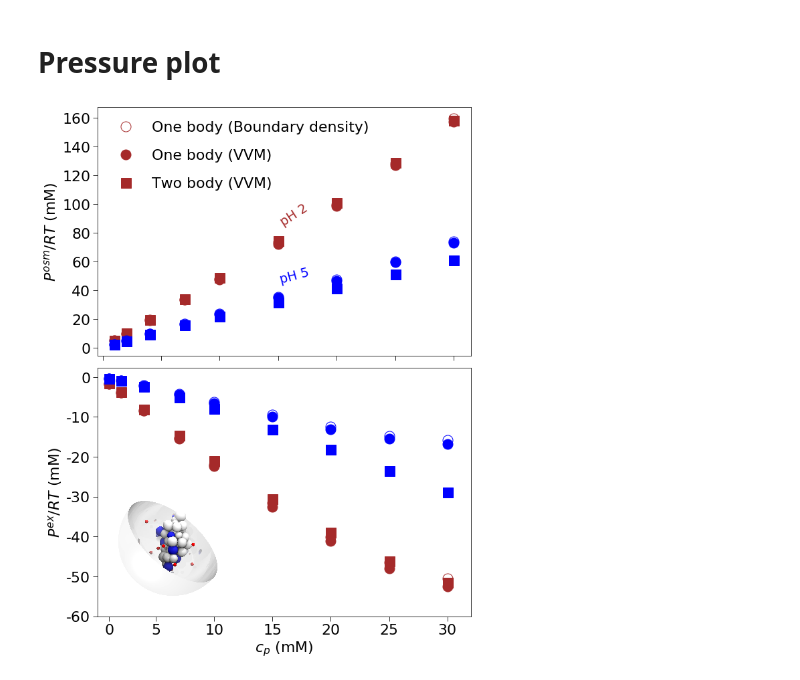
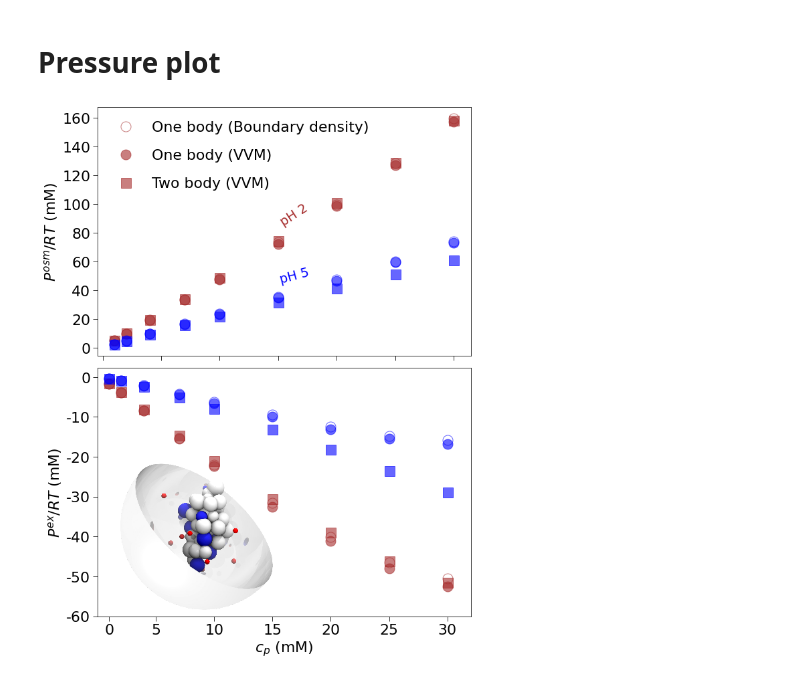
Before and after one commit to mlund/SI-virtual-cell-model, a Jupyter notebook: Monte_Carlo/Analysis_MC.ipynb, the cells around one changed output. Saved outputs shown, nothing was run; the diff lists cells and outputs as text; code cells hidden in the pictures.

Commit message:
Update MC analysis
- Set alpha
- Slightly enlarge figure insert

```diff
--- a/Monte_Carlo/Analysis_MC.ipynb
+++ b/Monte_Carlo/Analysis_MC.ipynb
@@ -193,52 +193,54 @@ f.tight_layout()
 f.subplots_adjust(left=None, bottom=None, right=None, top=None, wspace=0, hspace=0.05)
 
 fontsize = 22
+alpha=0.6
 
 ax1 = f.add_subplot(211)
-ax1.plot(Cp_range, p_osm_cell['pH2'], 'brown', marker='o',  markersize=15, linestyle=' ',markerfacecolor="None", alpha=1, label='One body (Boundary density)')
-ax1.plot(Cp_range, p_osm_cell_VVM['pH2'], 'brown', marker='o', markersize=15, linestyle=' ', alpha=1, label='One body (VVM)')
-ax1.plot(Cp_range, p_osm_cell_VVM_TB['pH2'], 'brown', marker='s', markersize=15, linestyle=' ', alpha=1, label='Two body (VVM)')
+ax1.plot(Cp_range, p_osm_cell['pH2'], 'brown', marker='o',  markersize=15, linestyle=' ',markerfacecolor="None", alpha=alpha, label='One body (Boundary density)')
+ax1.plot(Cp_range, p_osm_cell_VVM['pH2'], 'brown', marker='o', markersize=15, linestyle=' ', alpha=alpha, label='One body (VVM)')
+ax1.plot(Cp_range, p_osm_cell_VVM_TB['pH2'], 'brown', marker='s', markersize=15, linestyle=' ', alpha=alpha, label='Two body (VVM)')
 
-ax1.plot(Cp_range, p_osm_cell['pH5'], 'b', marker='o',  markersize=15, linestyle=' ', markerfacecolor="None", alpha=1)#, label='pH 5 - One body (Boundary density)')
-ax1.plot(Cp_range, p_osm_cell_VVM['pH5'], 'b', marker='o', markersize=15, linestyle=' ', alpha=1)#, label='pH 5 - One body (VVM)')
-ax1.plot(Cp_range, p_osm_cell_VVM_TB['pH5'], 'b', marker='s',  markersize=15, linestyle=' ', alpha=1)#, label='pH 5 - Two body (VVM)')
+ax1.plot(Cp_range, p_osm_cell['pH5'], 'b', marker='o',  markersize=15, linestyle=' ', markerfacecolor="None", alpha=alpha)#, label='pH 5 - One body (Boundary density)')
+ax1.plot(Cp_range, p_osm_cell_VVM['pH5'], 'b', marker='o', markersize=15, linestyle=' ', alpha=alpha)#, label='pH 5 - One body (VVM)')
+ax1.plot(Cp_range, p_osm_cell_VVM_TB['pH5'], 'b', marker='s',  markersize=15, linestyle=' ', alpha=alpha)#, label='pH 5 - Two body (VVM)')
 
 ax1.set_ylabel('$P^{osm}/RT$ (mM)', fontsize=fontsize)
 plt.setp(ax1.get_xticklabels(), visible=False)
 plt.setp(ax1, yticks=[0, 0.02, 0.04, 0.06, 0.08, 0.10, 0.12, 0.14, 0.16], yticklabels=['0', '20', '40', '60', '80', '100', '120', '140', '160'] )
 
 plt.legend(loc=2, frameon=0, fontsize=fontsize)
 ax1.text(0.015, 0.085, r'pH 2', fontsize='large', color='brown', rotation=33)
 ax1.text(0.015, 0.045, r'pH 5', fontsize='large', color='blue', rotation=15)
 
 ax2 = f.add_subplot(212)
-ax2.plot(Cp_range, p_osm_cell_ex['pH2'], 'brown', marker='o',  markersize=15, markerfacecolor="None", linestyle=' ', alpha=1)
-ax2.plot(Cp_range, p_osm_cell_VVM_ex['pH2'], 'brown', marker='o', markersize=15, linestyle=' ', alpha=1)
-ax2.plot(Cp_range, p_osm_cell_VVM_TB_ex['pH2'], 'brown', marker='s', markersize=15, linestyle=' ', alpha=1)
+ax2.plot(Cp_range, p_osm_cell_ex['pH2'], 'brown', marker='o',  markersize=15, markerfacecolor="None", linestyle=' ', alpha=alpha)
+ax2.plot(Cp_range, p_osm_cell_VVM_ex['pH2'], 'brown', marker='o', markersize=15, linestyle=' ', alpha=alpha)
+ax2.plot(Cp_range, p_osm_cell_VVM_TB_ex['pH2'], 'brown', marker='s', markersize=15, linestyle=' ', alpha=alpha)
 
-ax2.plot(Cp_range, p_osm_cell_ex['pH5'], 'b', marker='o',  markersize=15, markerfacecolor="None", linestyle=' ', alpha=1)
-ax2.plot(Cp_range, p_osm_cell_VVM_ex['pH5'], 'b', marker='o', markersize=15, linestyle=' ', alpha=1)
-ax2.plot(Cp_range, p_osm_cell_VVM_TB_ex['pH5'], 'b', marker='s',  markersize=15, linestyle=' ', alpha=1)
+ax2.plot(Cp_range, p_osm_cell_ex['pH5'], 'b', marker='o',  markersize=15, markerfacecolor="None", linestyle=' ', alpha=alpha)
+ax2.plot(Cp_range, p_osm_cell_VVM_ex['pH5'], 'b', marker='o', markersize=15, linestyle=' ', alpha=alpha)
+ax2.plot(Cp_range, p_osm_cell_VVM_TB_ex['pH5'], 'b', marker='s',  markersize=15, linestyle=' ', alpha=alpha)
 plt.setp(ax2, xticks=[0.001, 0.005, 0.010, 0.015, 0.020, 0.025, 0.030], xticklabels=['0', '5', '10', '15', '20', '25', '30'] )
 plt.setp(ax2, yticks=[0, -0.01, -0.02, -0.03, -0.04, -0.05, -0.06], yticklabels=['0', '-10', '-20', '-30', '-40', '-50', '-60'] )
 ax2.set_xlabel('$c_p$ (mM)', fontsize=fontsize)
 ax2.set_ylabel('$P^{ex}/RT$ (mM)', fontsize=fontsize)
 ax2.set_xlim(0, 0.032)
 
 
 #imgsize=180,180
 #im1 = Image.open('fig.png')
 #im1.thumbnail(imgsize, Image.ANTIALIAS)
 #f.figimage(X=np.array(im1).astype(np.float)/255, xo=100, yo=70, resize=False, zorder=10)
 cell_pic = mpimg.imread('fig.png')
 
-imagebox = OffsetImage(cell_pic, zoom=0.15 )
+imagebox = OffsetImage(cell_pic, zoom=0.23 )
 
-ab = AnnotationBbox(imagebox, (0.006, -0.043), frameon=False)
+ab = AnnotationBbox(imagebox, (0.0085, -0.040), frameon=False)
 
 ax2.add_artist(ab)
 ax1.tick_params(labelsize=fontsize)
 ax2.tick_params(labelsize=fontsize)
 plt.savefig('MC_Pressure.png', frameone=True, bbox_inches='tight', dpi=300)
+plt.show()
 # %% [output]
-[figure, old version]
+[figure, new version]
```
